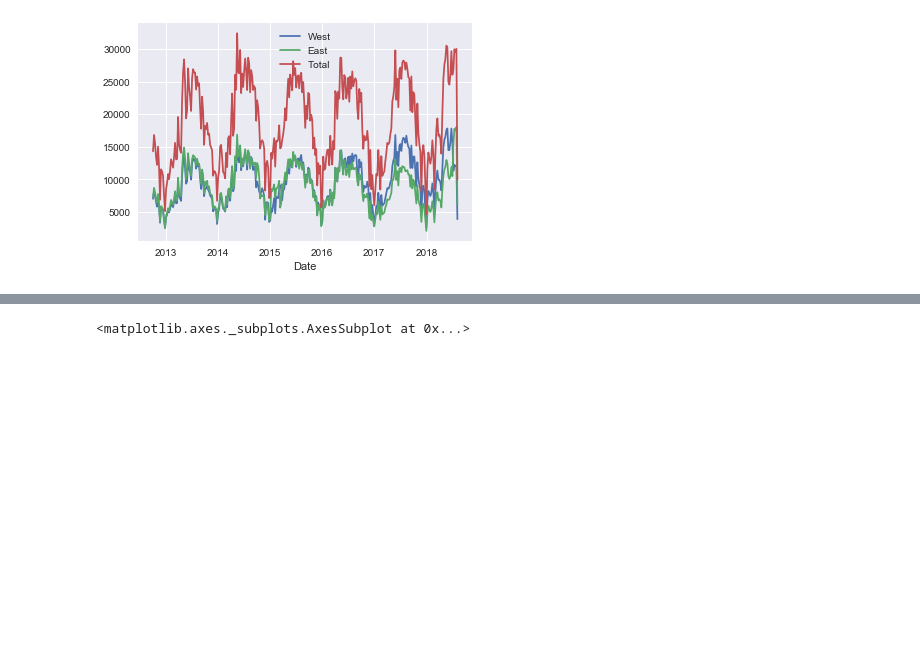
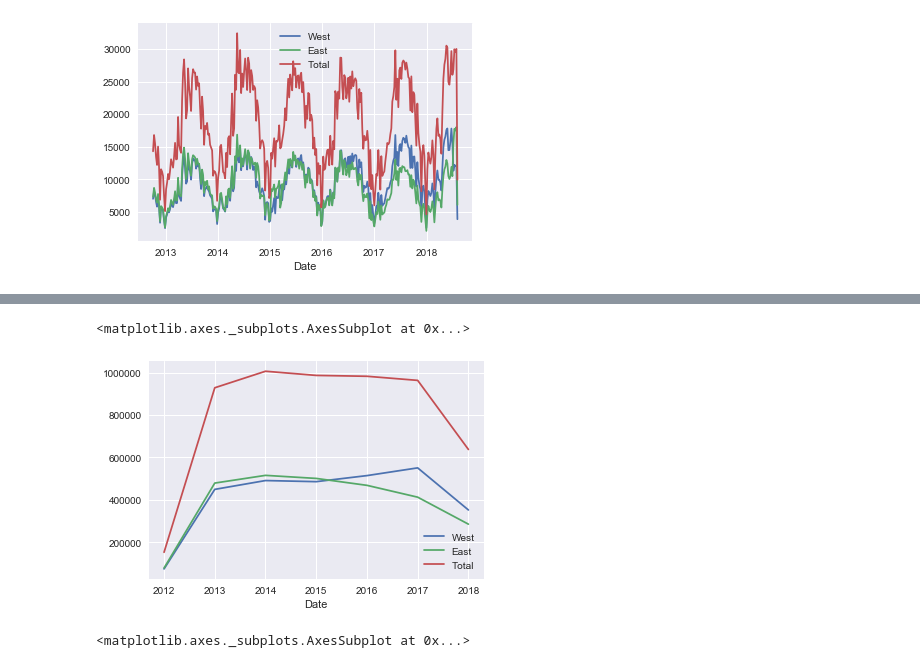
Before and after one commit to MrRutledge/Seattle_Bridge_Data_work_flow, a Jupyter notebook: DataWorkFlow1.ipynb, the cells around one changed output, grey strips where cells are left out. Cells and saved outputs as stored; diff of their text form; code cells hidden in the pictures; blank space fills up the shorter version.

```diff
--- a/DataWorkFlow1.ipynb
+++ b/DataWorkFlow1.ipynb
@@ -82,3 +80,8 @@ data.resample('W').sum().plot()
+# %%
+data.resample('Y').sum().plot()
+# %% [output]
+<matplotlib.axes._subplots.AxesSubplot at 0x...>
+[figure, added]
 # %%
 plt.subplots()
 data['East'].resample('W').sum().plot(legend=True)
```
Also changed, not shown: parts of 26 cells of this notebook.
